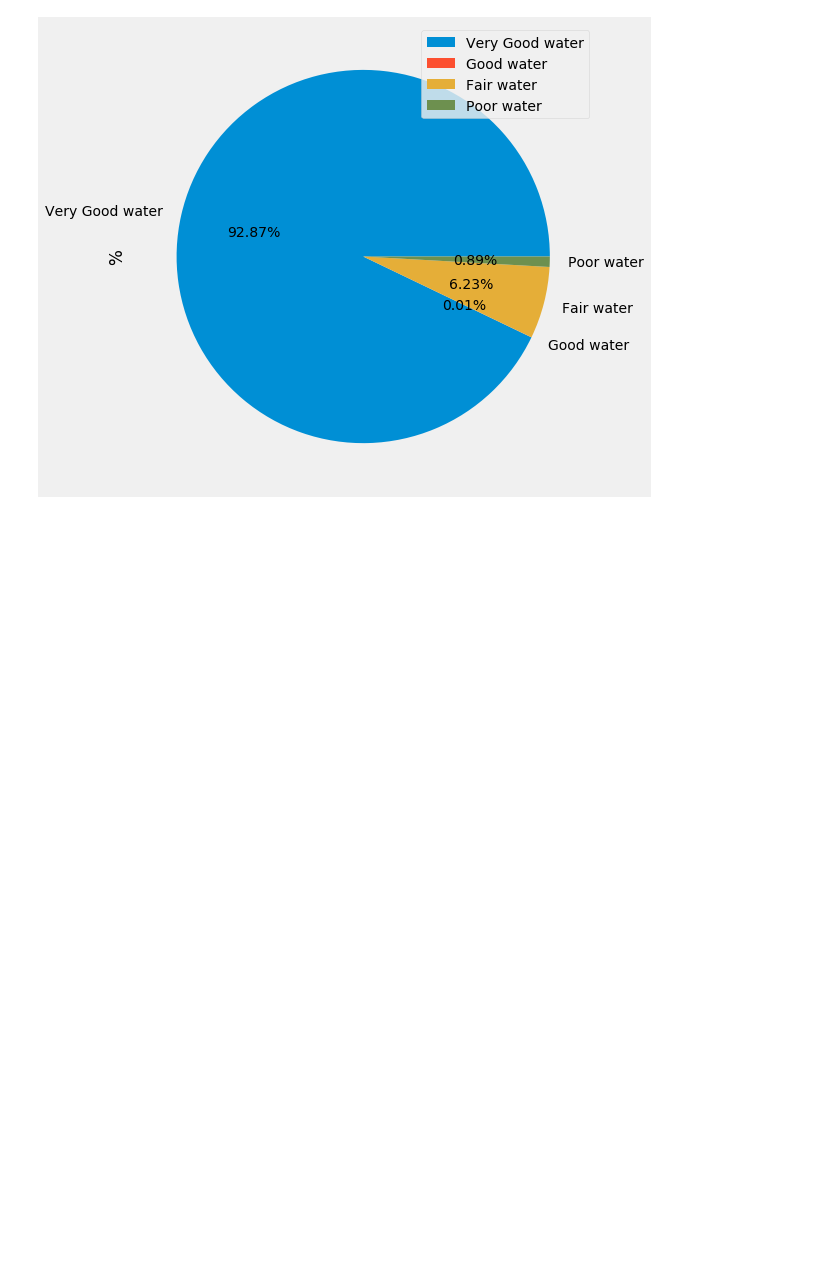
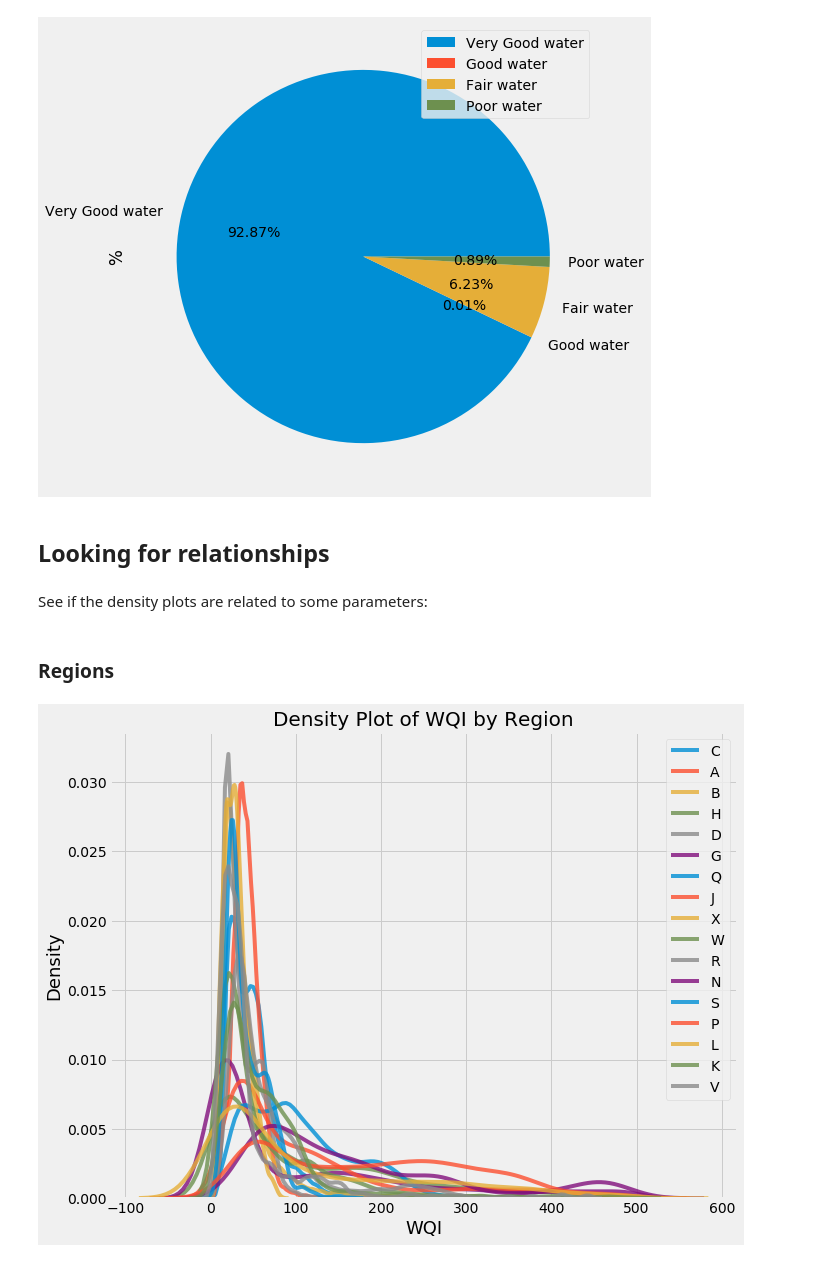
Before and after one commit to elenuskiya/TFM, a Jupyter notebook: Notebooks/01_Part_1_Analysis_and_Characterization_of_surface_waters.ipynb, the cells around one changed output. Cells and saved outputs as stored; diff of their text form; code cells hidden in the pictures; blank space fills up the shorter version.

```diff
--- a/Notebooks/01_Part_1_Analysis_and_Characterization_of_surface_waters.ipynb
+++ b/Notebooks/01_Part_1_Analysis_and_Characterization_of_surface_waters.ipynb
@@ -304,3 +304,28 @@ SAR_statistics.plot.pie(y='%', labels=SAR_statistics['SAR clasification'], autop
 # %% [output]
 <matplotlib.axes._subplots.AxesSubplot at 0x...>
 [figure]
+# %% [markdown]
+## Looking for relationships
+# %% [markdown]
+See if the density plots are related to some parameters:
+# %% [markdown]
+### Regions
+# %%
+# Create a list of Regions with more than 1000 measurements
+types =  chemical_stations.dropna(subset=['WQI'])
+types = types['Drainage Region'].value_counts()
+types = list(types[types.values > 1000].index)
+# Plot of distribution
+plt.subplots(figsize=(10, 8))
+# Plot each region
+for b_type in types:
+    # Select the region
+    subset = chemical_stations[chemical_stations['Drainage Region'] == b_type]
+     # Density plot of WQI
+    sns.kdeplot(subset['WQI'].dropna(),
+               label = b_type, shade = False, alpha = 0.8);
+# Label the plot
+plt.xlabel('WQI', size = 18); plt.ylabel('Density', size = 18);
+plt.title('Density Plot of WQI by Region', size = 20);
+# %% [output]
+[figure, added]
```
Also changed, not shown: parts of 39 cells of this notebook.
